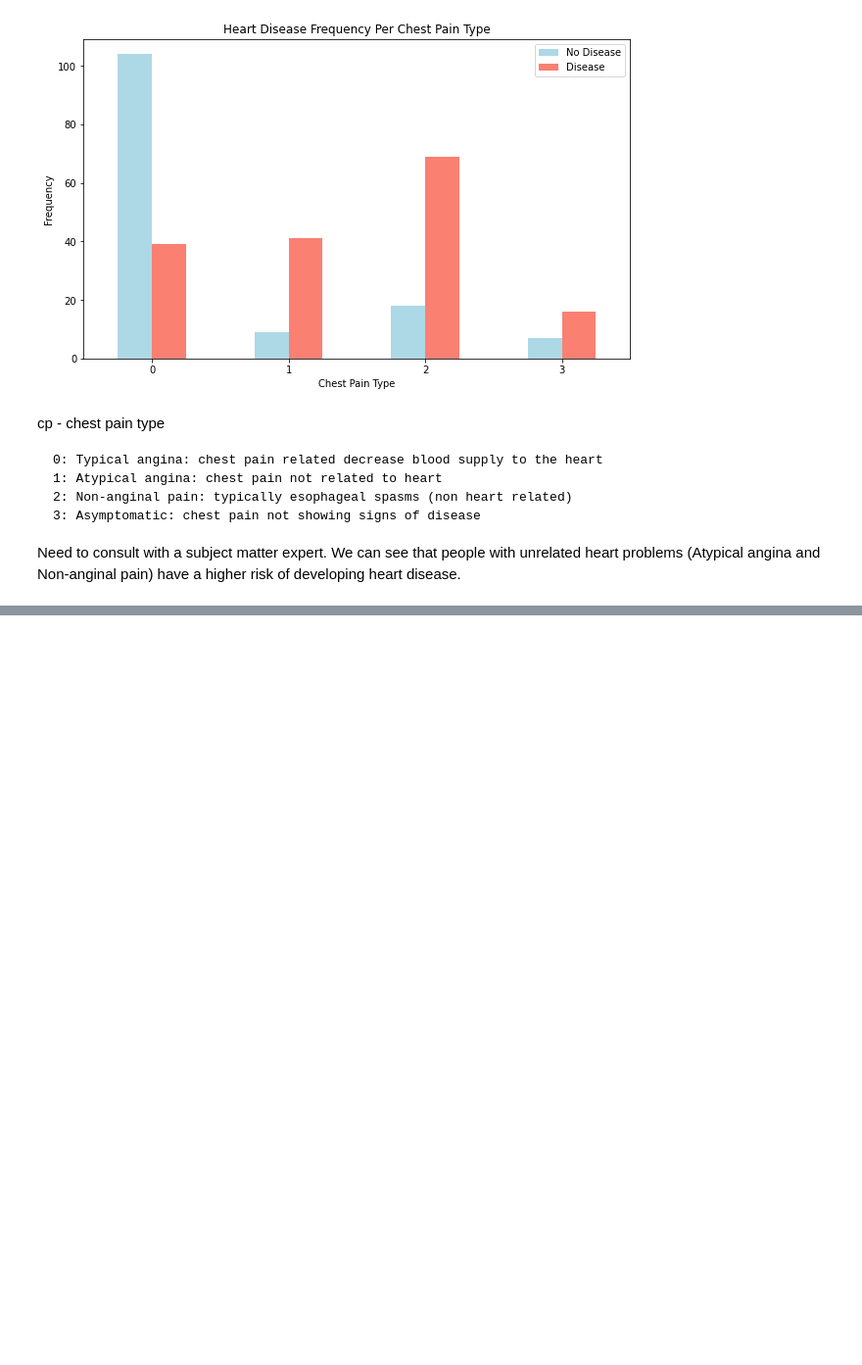
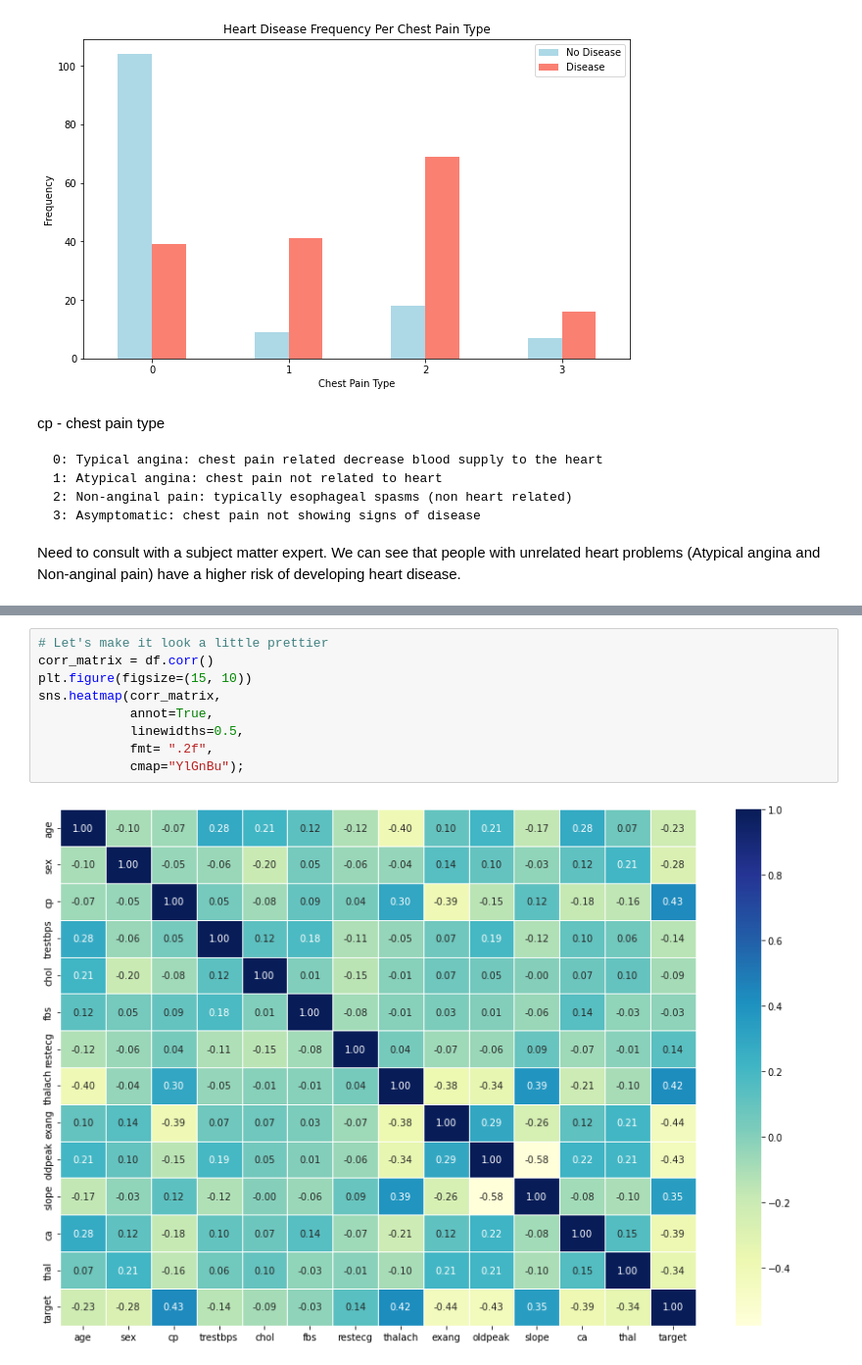
Before and after one commit to BensonFeng/heart-disease-project, a Jupyter notebook: notebook/heart-disease-classification.ipynb, the cells around one changed output, grey strips where cells are left out. Shown: that part at 98% size. Drawn from its saved outputs; the diff is of its cells as text; blank space fills up the shorter version.

Commit message:
correlation chart

```diff
--- a/notebook/heart-disease-classification.ipynb
+++ b/notebook/heart-disease-classification.ipynb
@@ -235,0 +258,11 @@ Need to consult with a subject matter expert. We can see that people with unrela
+# %%
+# Let's make it look a little prettier
+corr_matrix = df.corr()
+plt.figure(figsize=(15, 10))
+sns.heatmap(corr_matrix,
+            annot=True,
+            linewidths=0.5,
+            fmt= ".2f",
+            cmap="YlGnBu");
+# %% [output]
+[figure, added]
```
Also changed, not shown: parts of 2 cells of this notebook.
